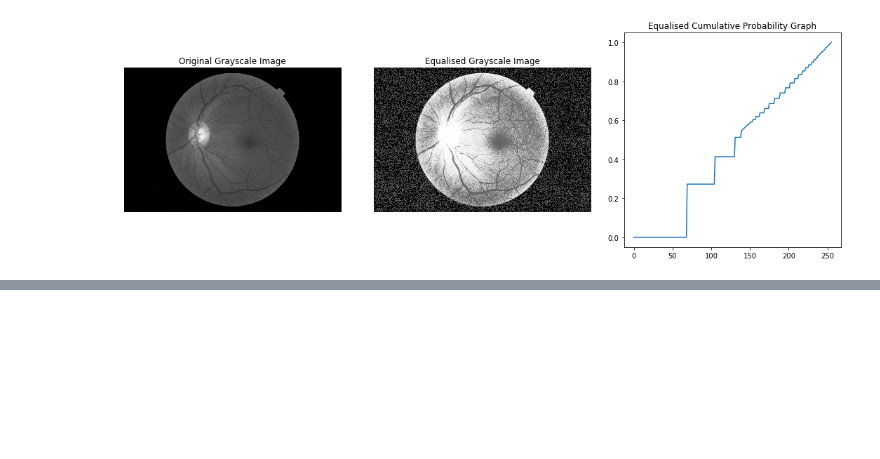
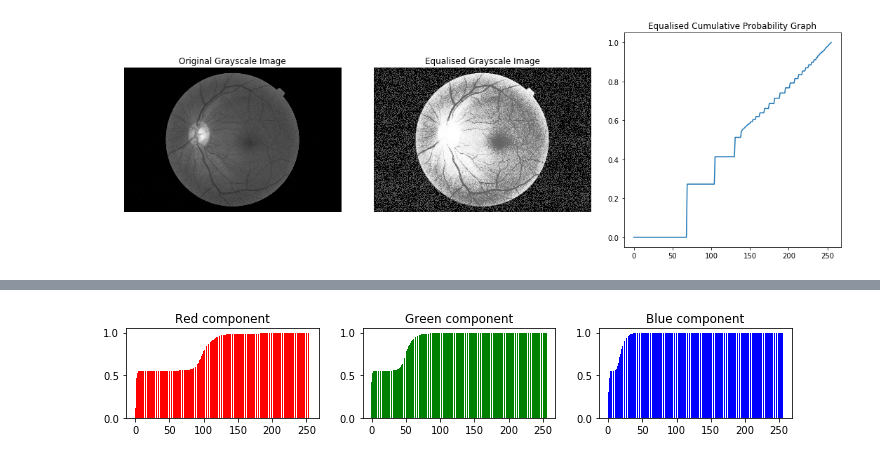
Before and after one commit to matheusgomes28/darwin, a Jupyter notebook: Image Processing/Histogram Manipulation.ipynb, the cells around one changed output, grey strips where cells are left out. Cells and saved outputs as stored; diff of their text form; code cells hidden in the pictures; blank space fills up the shorter version.

Commit message:
Added the changed mde to the Histogram Manipulation notebook. Please read it for more information.

```diff
--- a/Image Processing/Histogram Manipulation.ipynb
+++ b/Image Processing/Histogram Manipulation.ipynb
@@ -59,7 +59,8 @@ The cumulative frequency array of an image is calculated using the numpy functio
 By dividing each element in this array by the number of pixels in the image the cumulative probabiliy graph  can be plotted that has the pixel intensity range as the x-axis values and 0 to 1 as the y-axis values.
 # %%
 # calculate the cumulative probability of the grayscale image
-cf = np.cumsum(hist/(gray_img.shape[0] * gray_img.shape[1]))
+n_pixels = gray_img.shape[0] * gray_img.shape[1]
+cf = np.cumsum(hist/n_pixels)
 
 # plot picture and the cumulative probability graph
 fig = plt.figure(figsize=(15,5))
@@ -133,5 +144,0 @@ Below is the average cumulative probability graph generated from a set of images
-# %%
-mean_cf = np.loadtxt("mean_cf.txt")
-ax3 = plt.subplot(1, 1, 1)
-ax3.set_title("Average Cumulative Probability Graph")
-ax3.plot(mean_cf)
@@ -174,0 +145,75 @@ ax2.plot(n_cf)
+# %%
+%matplotlib inline
+import cv2
+import numpy as np
+import utilities as ut
+from matplotlib import pyplot as plt
+
+
+## Funciton definitions to get the histograms ##
+def get_histogram(image):
+    """
+    This function will return the histogram
+    of the given image using the OpenCV
+    calcHist function.
+
+    Args:
+        image - numpy array representing the image.
+
+    Returns:
+        Numpy matrix representing the histogram of image.
+        Note each row is the histogram of each components.
+    """
+    # Get all the channels
+    dims = image.shape # dimension of image (H, W, D)
+    n_channels = 1 if len(dims) < 3 else dims[-1]
+    n_pixels = dims[0]*dims[1]
+
+    # Set the parameters accordignly
+    channels = [0]
+    sizes = [256]
+    ranges = [0, 256]
+    mask = None
+
+    # Separate image into different components
+    if n_channels > 1:
+        components = [image[:,:,i] for i in range(n_channels)]
+    else:
+        components = [image]
+
+    # Helper function to apply calcHist to a given image
+    helper = lambda x : cv2.calcHist([x], channels, mask, sizes, ranges)
+
+    # Now return the stacked results
+    return np.hstack([helper(comp) for comp in components])/n_pixels
+
+# the graph line for the average cumulative frequency probability
+def interp_cf(x, mean_cf):
+    return np.interp(x, np.arange(start=0, stop=256), mean_cf)
+
+# the inverse graph line
+def inv_interp_cf(y, mean_cf):
+    return np.interp(y,  mean_cf, np.arange(start=0, stop=256))
+
+
+# Open the image to compute the cum. histogram of each component
+image = ut.read_image("eye_black.tif", "BGR2RGB")
+image = cv2.resize(image, (100,100))
+histogram = get_histogram(image) # Get RGB histogram
+cf = np.apply_along_axis(np.cumsum, 0, histogram)
+
+fig = plt.figure(figsize=(10,2))
+ax = plt.subplot(1,3,1)
+ax.set_title("Red component")
+ax.bar(range(0,256), cf[:,0], color="r")
+
+ax = plt.subplot(1,3,2)
+ax.set_title("Green component")
+ax.bar(range(0,256), cf[:,1], color="g")
+
+ax = plt.subplot(1,3,3)
+ax.set_title("Blue component")
+ax.bar(range(0,256), cf[:,2], color="b")
+fig.tight_layout(); plt.show();
+# %% [output]
+[figure, added]
```
Also changed, not shown: parts of 5 cells of this notebook, 7 other files.
